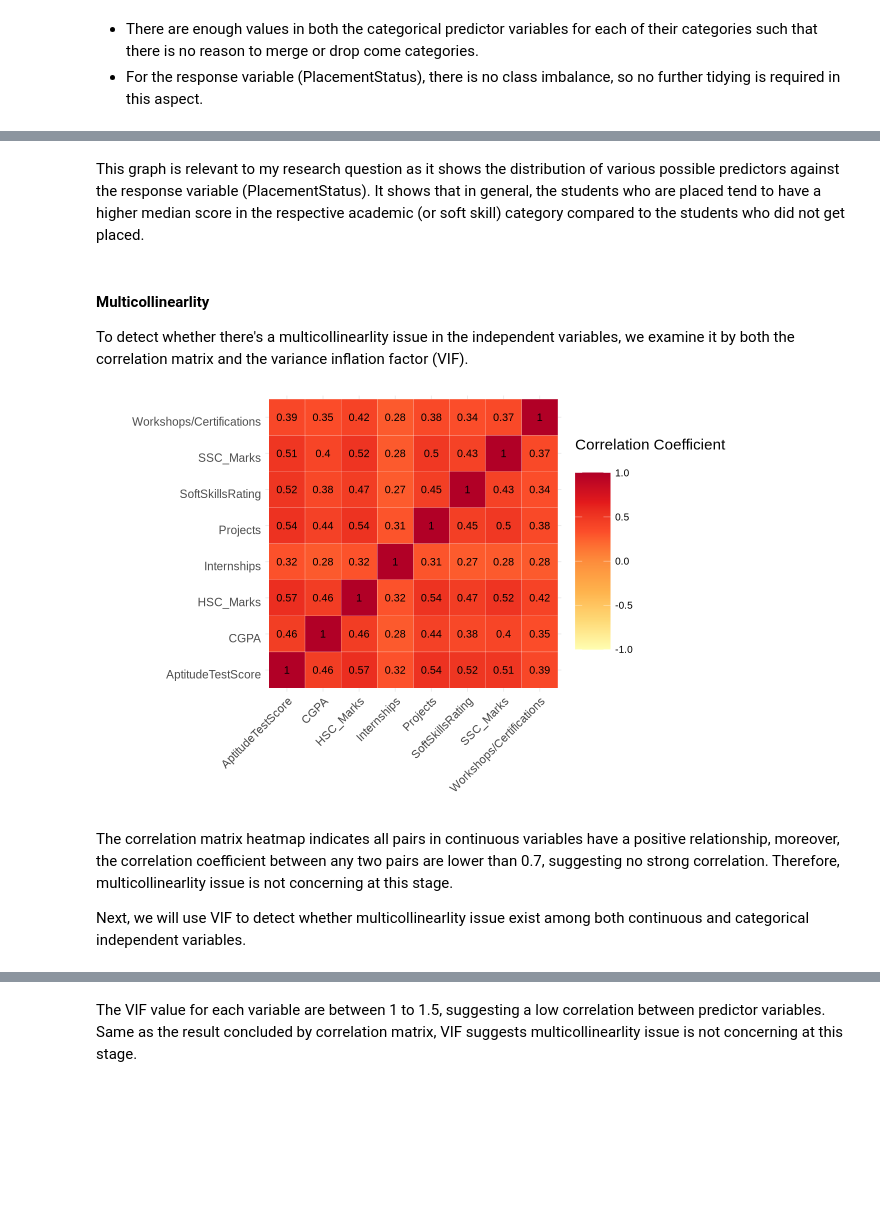
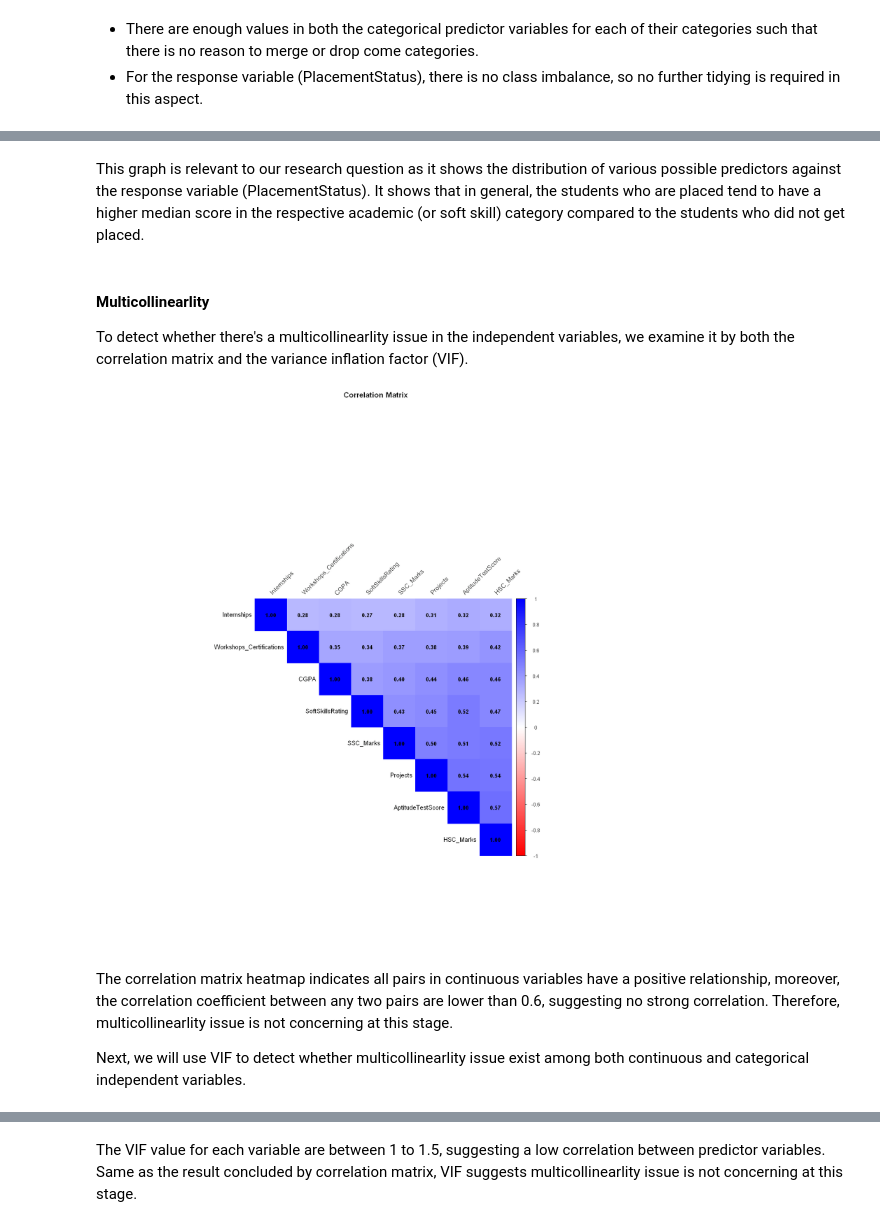
Before and after one commit to rainn72/Placement_predictor, a Jupyter notebook: Final_Archive/final_project.ipynb, the cells around one changed output, grey strips where cells are left out. Saved outputs shown, nothing was run; the diff lists cells and outputs as text; code cells hidden in the pictures; blank space fills up the shorter version.

```diff
--- a/Final_Archive/final_project.ipynb
+++ b/Final_Archive/final_project.ipynb
@@ -191,48 +284,31 @@ marks_visualisation
 # %% [markdown]
-This graph is relevant to my research question as it shows the distribution of various possible predictors against the response variable (PlacementStatus). It shows that in general, the students who are placed tend to have a higher median score in the respective academic (or soft skill) category compared to the students who did not get placed.
+This graph is relevant to our research question as it shows the distribution of various possible predictors against the response variable (PlacementStatus). It shows that in general, the students who are placed tend to have a higher median score in the respective academic (or soft skill) category compared to the students who did not get placed.
 # %% [markdown]
 #### Multicollinearlity
 To detect whether there's a multicollinearlity issue in the independent variables, we examine it by both the correlation matrix and the variance inflation factor (VIF).
-# %%
-# Main Developer: Jolin Lin
-
-# Select continuous variables only for correlation matrix
-cont_clean <- clean_placement_data |>
-    select(-PlacementTraining, -ExtracurricularActivities, -PlacementStatus)
-
-# Code taken from tutorial 3
-# Correlation matrix
-cor_matrix <- cont_clean |>
-    cor()|>
-    as_tibble(rownames = 'var1') %>%
-    pivot_longer(-var1, names_to = "var2", values_to = "corr")
-
-# Correlation matrix heatmap
-heat_map <- cor_matrix %>%
-    ggplot(aes(var1, var2)) +
-    geom_tile(aes(fill = corr), color = "white") +
-    scale_fill_distiller("Correlation Coefficient \n",
-                         palette = "YlOrRd",
-                         direction = 1,
-                         limits = c(-1, 1)
-    ) +
-    labs(x = "", y = "") +
-    theme_minimal() +
-    theme(
-        axis.text.x = element_text(angle = 45, vjust = 1, size = 14, hjust = 1),
-        axis.text.y = element_text(vjust = 1, size = 14, hjust = 1),
-        legend.title = element_text(size = 18),
-        legend.text = element_text(size = 12),
-        legend.key.size = unit(1.5, "cm")
-    ) +
-    coord_fixed() +
-    geom_text(aes(var2, var1, label = round(corr, 2)), color = "black", size = 4.5)
-
-heat_map
-# %% [output]
-[figure, removed]
+# %%
+
+options(repr.plot.width = 15, repr.plot.height = 15)
+
+numeric_data <- data %>% select_if(is.numeric)
+cor_matrix <- cor(numeric_data, use = "complete.obs")
+
+corrplot(cor_matrix,
+         method = "color",
+         type = "upper",
+         order = "hclust",
+         tl.col = "black",
+         tl.srt = 45,
+         col = colorRampPalette(c("red", "white", "blue"))(200),
+         title = "Correlation Matrix",
+         mar = c(0,0,1,0),
+         addCoef.col = "black",
+         number.cex = 0.9
+)
+# %% [output]
+[figure, added]
 # %% [markdown]
-The correlation matrix heatmap indicates all pairs in continuous variables have a positive relationship, moreover, the correlation coefficient between any two pairs are lower than 0.7, suggesting no strong correlation. Therefore, multicollinearlity issue is not concerning at this stage.
+The correlation matrix heatmap indicates all pairs in continuous variables have a positive relationship, moreover, the correlation coefficient between any two pairs are lower than 0.6, suggesting no strong correlation. Therefore, multicollinearlity issue is not concerning at this stage.
 
 Next, we will use VIF to detect whether multicollinearlity issue exist among both continuous and categorical independent variables.
 # %%
```
Also changed, not shown: parts of 47 cells of this notebook, 1 other file.
